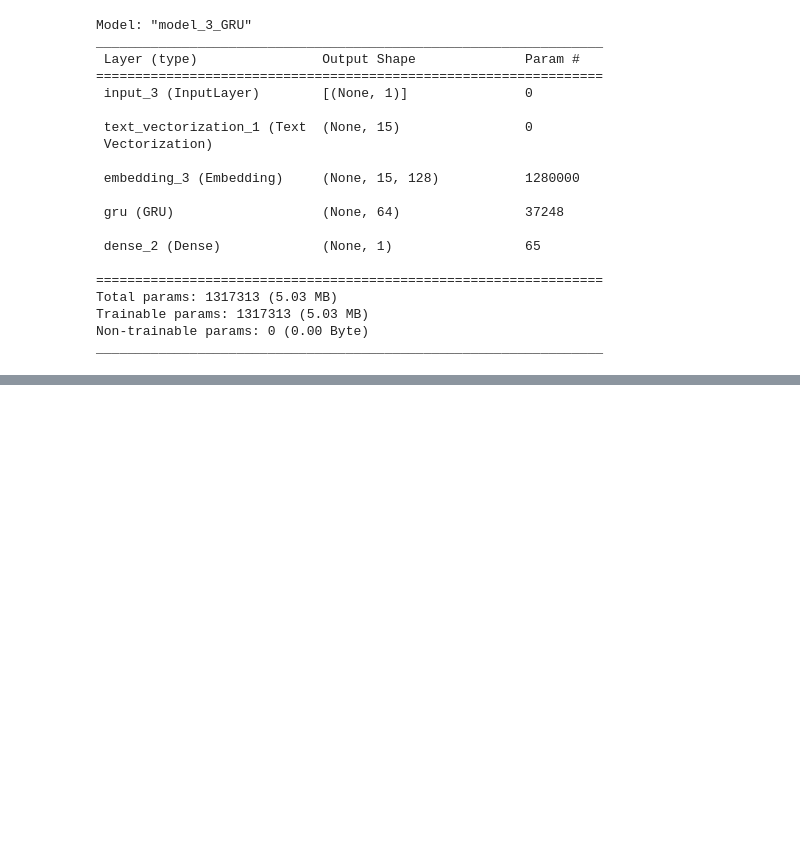
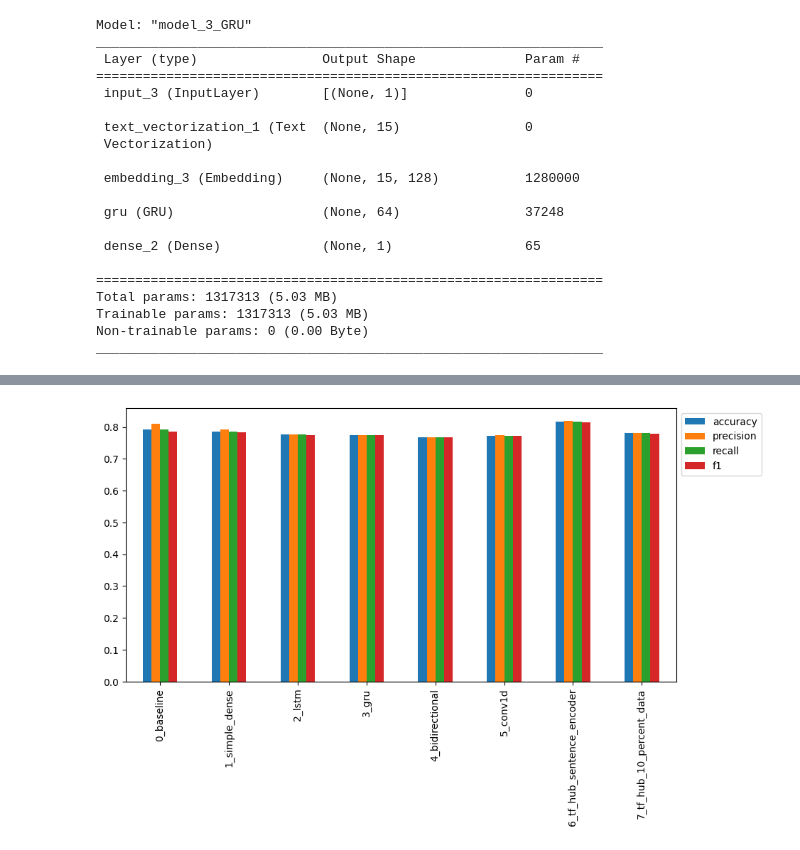
Before and after one commit to joe-seth/TensorFlow-Disaster-Tweets, a Jupyter notebook: Disaster_Tweets.ipynb, the cells around one changed output, grey strips where cells are left out. Cells and saved outputs as stored; diff of their text form; code cells hidden in the pictures; blank space fills up the shorter version.

```diff
--- a/Disaster_Tweets.ipynb
+++ b/Disaster_Tweets.ipynb
@@ -795,0 +1214,4 @@ model.compile(loss='categorical_crossentropy', optimizer='rmsprop')
+# %%
+# Convert pred probs to labels
+model_7_preds = tf.squeeze(tf.round(model_7_pred_probs))
+model_7_preds[:10]
@@ -795,0 +1233,4 @@ model.compile(loss='categorical_crossentropy', optimizer='rmsprop')
+# %%
+# Evaluate the model
+model_7_results = evaluate_model(model_7, val_labels, model_7_preds)
+model_7_results
@@ -795,0 +1242,12 @@ model.compile(loss='categorical_crossentropy', optimizer='rmsprop')
+# %%
+# Combine model results into a DataFrame
+all_model_results = pd.DataFrame({"0_baseline": baseline_results,
+                                  "1_simple_dense": model_1_results,
+                                  "2_lstm": model_2_results,
+                                  "3_gru": model_3_results,
+                                  "4_bidirectional": model_4_results,
+                                  "5_conv1d": model_5_results,
+                                  "6_tf_hub_sentence_encoder": model_6_results,
+                                  "7_tf_hub_10_percent_data": model_7_results})
+all_model_results = all_model_results.transpose()
+all_model_results
@@ -795,0 +1264,8 @@ model.compile(loss='categorical_crossentropy', optimizer='rmsprop')
+# %%
+# Reduce the accuracy to the same scale as other metrics
+all_model_results['accuracy'] = all_model_results['accuracy'] / 100
+# %%
+# Visuali the plots and compare the model's results
+all_model_results.plot(kind='bar', figsize=(10,5)).legend(bbox_to_anchor=(1.0, 1.0));
+# %% [output]
+[figure, added]
```
Also changed, not shown: parts of 100 cells of this notebook.
